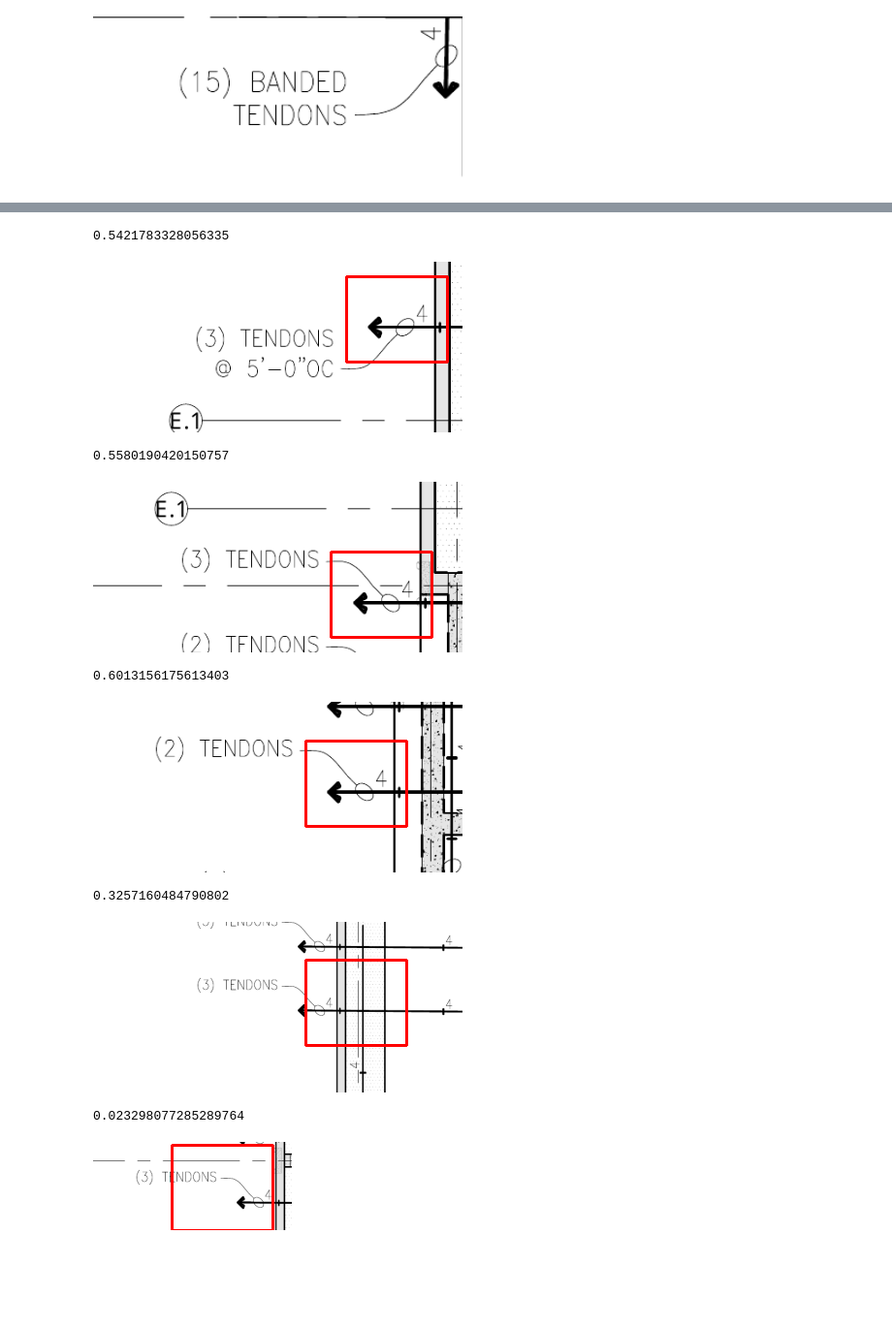
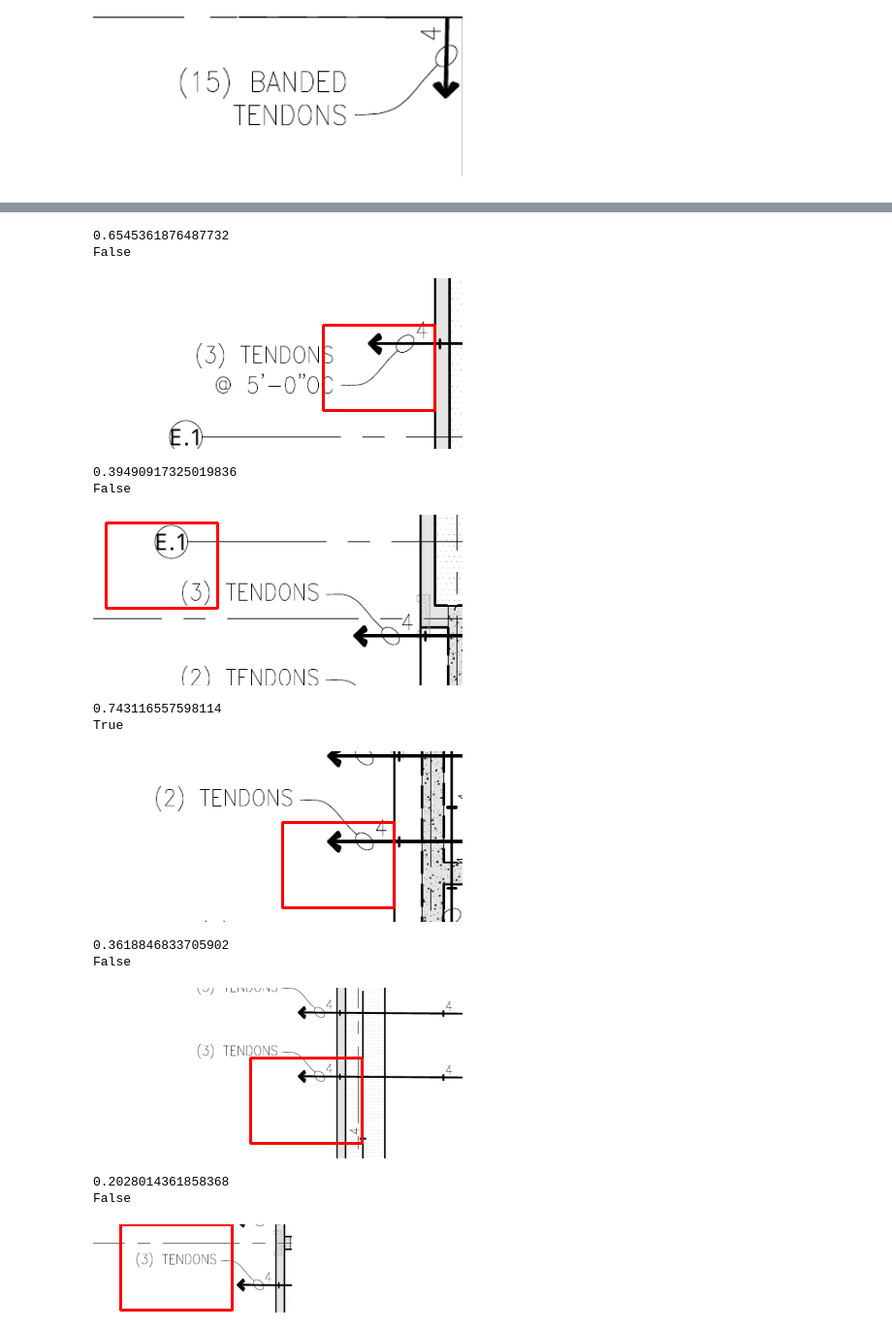
Before and after one commit to mostafa-netizen/Sadidul-Islam-Analysis, a Jupyter notebook: analysis/template_matching_left_top.ipynb, the cells around one changed output, grey strips where cells are left out. Shown at 97% size. Cells and saved outputs as stored; diff of their text form; code cells hidden in the pictures; blank space fills up the shorter version.

```diff
--- a/analysis/template_matching_left_top.ipynb
+++ b/analysis/template_matching_left_top.ipynb
@@ -26,12 +26,33 @@ def find_template_location(image, template):
     bbox = (x, y, x + w, y + h)
 
     return val, bbox
+# %%
+import imagehash
+
+def are_images_visually_similar(img1, img2, cutoff=9):
+    """
+    Checks if two images are visually similar using average hashing.
+    A lower cutoff means higher similarity (0 is identical).
+    """
+    try:
+        hash1 = imagehash.average_hash(img1)
+        hash2 = imagehash.average_hash(img2)
+
+        # Calculate the difference (Hamming distance) between hashes
+        hash_diff = hash1 - hash2
+
+        if hash_diff < cutoff:
+            return True
+        else:
+            return False
+    except FileNotFoundError:
+        return False
 # %%
 img = cv2.imread("/home/sadid/PycharmProjects/sgs-drawing-analysis/data/examples/Screenshot from 2025-12-28 19-17-35.png", cv2.IMREAD_COLOR)
 Image.fromarray(img)
 # %% [output]
 [figure]
 # %%
-template = cv2.imread("/home/sadid/PycharmProjects/sgs-drawing-analysis/img_templates/left-top.png", cv2.IMREAD_COLOR)
+template = cv2.imread("/home/sadid/PycharmProjects/sgs-drawing-analysis/img_templates/left-bottom.png", cv2.IMREAD_COLOR)
 Image.fromarray(template)
 # %% [output]
@@ -74,51 +92,66 @@ img = cv2.imread("/home/sadid/PycharmProjects/sgs-drawing-analysis/data/examples
 val, bbox = find_template_location(img, template)
 print(val)
 x1, y1, x2, y2 = bbox
+img_crop = img[y1:y2, x1:x2]
+print(are_images_visually_similar(Image.fromarray(template), Image.fromarray(img_crop)))
 img = cv2.rectangle(img, (x1, y1), (x2, y2), (255, 0, 0), 2)
 Image.fromarray(img)
 # %% [output]
-0.5421783328056335
+0.6545361876487732
+False
-[figure, old version]
+[figure, new version]
 # %%
 img = cv2.imread("/home/sadid/PycharmProjects/sgs-drawing-analysis/data/examples/Screenshot from 2025-12-28 20-12-20.png", cv2.IMREAD_COLOR)
 val, bbox = find_template_location(img, template)
 print(val)
 x1, y1, x2, y2 = bbox
+img_crop = img[y1:y2, x1:x2]
+print(are_images_visually_similar(Image.fromarray(template), Image.fromarray(img_crop)))
 img = cv2.rectangle(img, (x1, y1), (x2, y2), (255, 0, 0), 2)
 Image.fromarray(img)
 # %% [output]
-0.5580190420150757
+0.39490917325019836
+False
-[figure, old version]
+[figure, new version]
 # %%
 img = cv2.imread("/home/sadid/PycharmProjects/sgs-drawing-analysis/data/examples/Screenshot from 2025-12-28 20-12-24.png", cv2.IMREAD_COLOR)
 val, bbox = find_template_location(img, template)
 print(val)
 x1, y1, x2, y2 = bbox
+img_crop = img[y1:y2, x1:x2]
+print(are_images_visually_similar(Image.fromarray(template), Image.fromarray(img_crop)))
 img = cv2.rectangle(img, (x1, y1), (x2, y2), (255, 0, 0), 2)
 Image.fromarray(img)
 # %% [output]
-0.6013156175613403
+0.743116557598114
+True
-[figure, old version]
+[figure, new version]
 # %%
 img = cv2.imread("/home/sadid/PycharmProjects/sgs-drawing-analysis/data/examples/Screenshot from 2025-12-28 20-12-40.png", cv2.IMREAD_COLOR)
 val, bbox = find_template_location(img, template)
 print(val)
 x1, y1, x2, y2 = bbox
+img_crop = img[y1:y2, x1:x2]
+print(are_images_visually_similar(Image.fromarray(template), Image.fromarray(img_crop)))
 img = cv2.rectangle(img, (x1, y1), (x2, y2), (255, 0, 0), 2)
 Image.fromarray(img)
 # %% [output]
-0.3257160484790802
+0.3618846833705902
+False
-[figure, old version]
+[figure, new version]
 # %%
 img = cv2.imread("/home/sadid/PycharmProjects/sgs-drawing-analysis/data/examples/Screenshot from 2025-12-28 20-12-56.png", cv2.IMREAD_COLOR)
 val, bbox = find_template_location(img, template)
 print(val)
 x1, y1, x2, y2 = bbox
+img_crop = img[y1:y2, x1:x2]
+print(are_images_visually_similar(Image.fromarray(template), Image.fromarray(img_crop)))
 img = cv2.rectangle(img, (x1, y1), (x2, y2), (255, 0, 0), 2)
 Image.fromarray(img)
 # %% [output]
-0.023298077285289764
+0.2028014361858368
+False
-[figure, old version]
+[figure, new version]
 # %%
 img = cv2.imread("/home/sadid/PycharmProjects/sgs-drawing-analysis/data/examples/Screenshot from 2025-12-28 20-13-00.png", cv2.IMREAD_COLOR)
 val, bbox = find_template_location(img, template)
```
Also changed, not shown: parts of 13 cells of this notebook, 3 other files.
